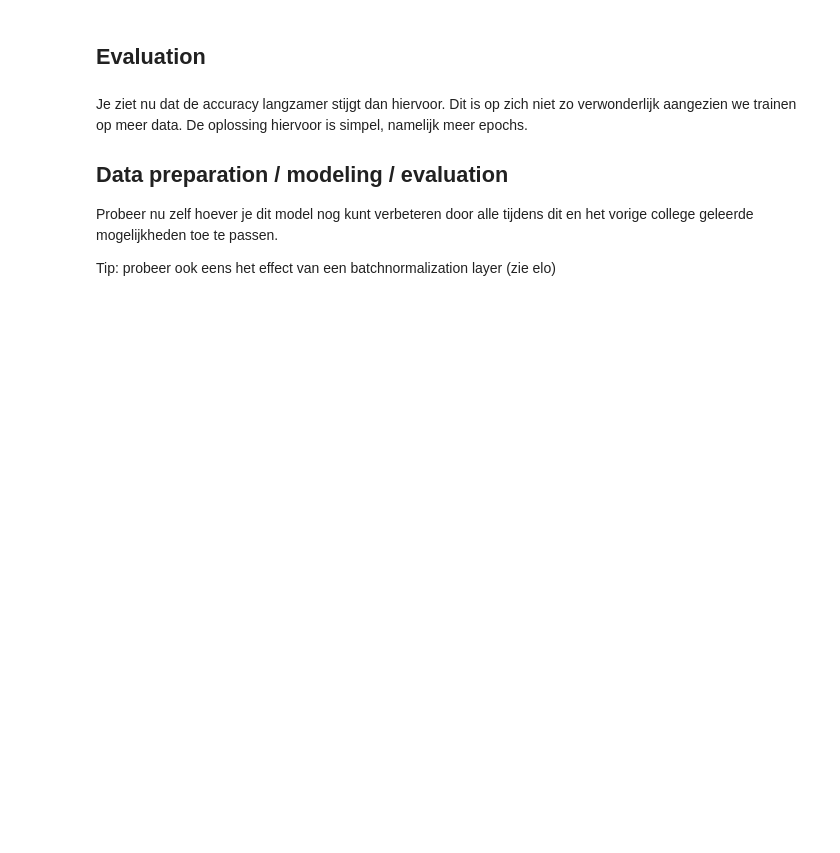
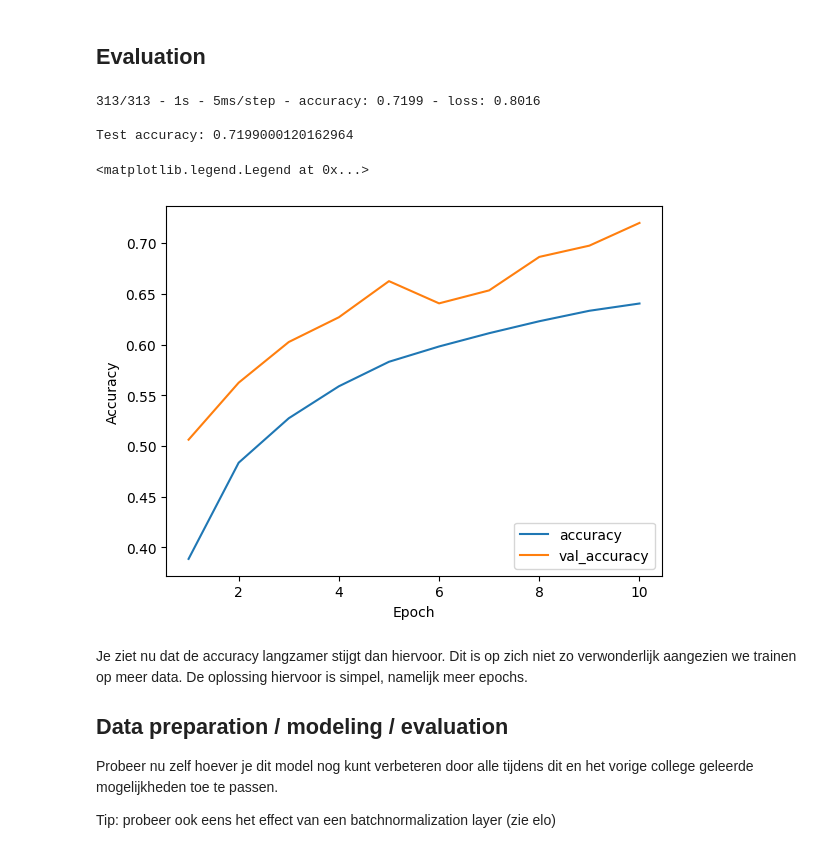
Before and after one commit to EsmeeK1/MachineLearning, a Jupyter notebook: thema's/neurale_netwerken/Thema (C)NN werkcollege 2 studentversie.ipynb, the cells around one changed output. Drawn from its saved outputs; the diff is of its cells as text; code cells hidden in the pictures; blank space fills up the shorter version.

```diff
--- a/thema's/neurale_netwerken/Thema (C)NN werkcollege 2 studentversie.ipynb
+++ b/thema's/neurale_netwerken/Thema (C)NN werkcollege 2 studentversie.ipynb
@@ -139,3 +283,24 @@ Tip: Op het moment dat je met een generator werkt moet de Y-train (train_labels)
+# %%
+# Maak een generator voor de data augmentation
+data_flow = datagen.flow(train_images, train_labels_vector, batch_size=32)
+# %%
+# Definieer je model met Dropout
+model_with_augmentation = models.Sequential([
+    layers.Conv2D(32, (3, 3), activation='relu', padding='same', input_shape=(32, 32, 3)),
+    layers.MaxPooling2D((2, 2)),
+    layers.Conv2D(64, (3, 3), activation='relu', padding='same'),
+    layers.MaxPooling2D((2, 2)),
+    layers.Conv2D(64, (3, 3), activation='relu', padding='same'),
+    layers.Flatten(),
+    layers.Dropout(0.2),  # Verhoogde Dropout rate
+    layers.Dense(64, activation='relu'),
+    layers.Dense(10, activation='softmax')
+])
+# %%
+# Compileer het model
+model_with_augmentation.compile(optimizer='adam',
+                                loss='sparse_categorical_crossentropy',
+                                metrics=['accuracy'])
 # %%
-#fit model
-history = model.fit(data_flow, epochs=25, validation_data=(test_images, test_labels))
+# Train het model met de data augmentation generator
+history_with_augmentation = model_with_augmentation.fit(data_flow, epochs=10, validation_data=(test_images, test_labels))
@@ -142,15 +328,26 @@ history = model.fit(data_flow, epochs=25, validation_data=(test_images, test_lab
 # %% [markdown]
 ## Evaluation
+# %%
+# Evalueren van het model
+test_loss, test_acc = model_with_augmentation.evaluate(test_images, test_labels, verbose=2)
+print('\nTest accuracy:', test_acc)
+# %% [output]
+313/313 - 1s - 5ms/step - accuracy: 0.7199 - loss: 0.8016
+
+Test accuracy: 0.7199000120162964
 # %%
 #plot de accuracy en validated accuracy
-acc=history.history['accuracy']
-val_acc=history.history['val_accuracy']
+acc=history_with_augmentation.history['accuracy']
+val_acc=history_with_augmentation.history['val_accuracy']
 epochs=range(1, len(acc)+1)
 plt.plot(epochs, acc, label='accuracy')
 plt.plot(epochs, val_acc, label = 'val_accuracy')
 plt.xlabel('Epoch')
 plt.ylabel('Accuracy')
 plt.legend(loc='lower right')
+# %% [output]
+<matplotlib.legend.Legend at 0x...>
+[figure, added]
 # %% [markdown]
 Je ziet nu dat de accuracy langzamer stijgt dan hiervoor. Dit is op zich niet zo verwonderlijk aangezien we trainen op meer data. De oplossing hiervoor is simpel, namelijk meer epochs.
 
```
Also changed, not shown: parts of 26 cells of this notebook, 1 other file.
